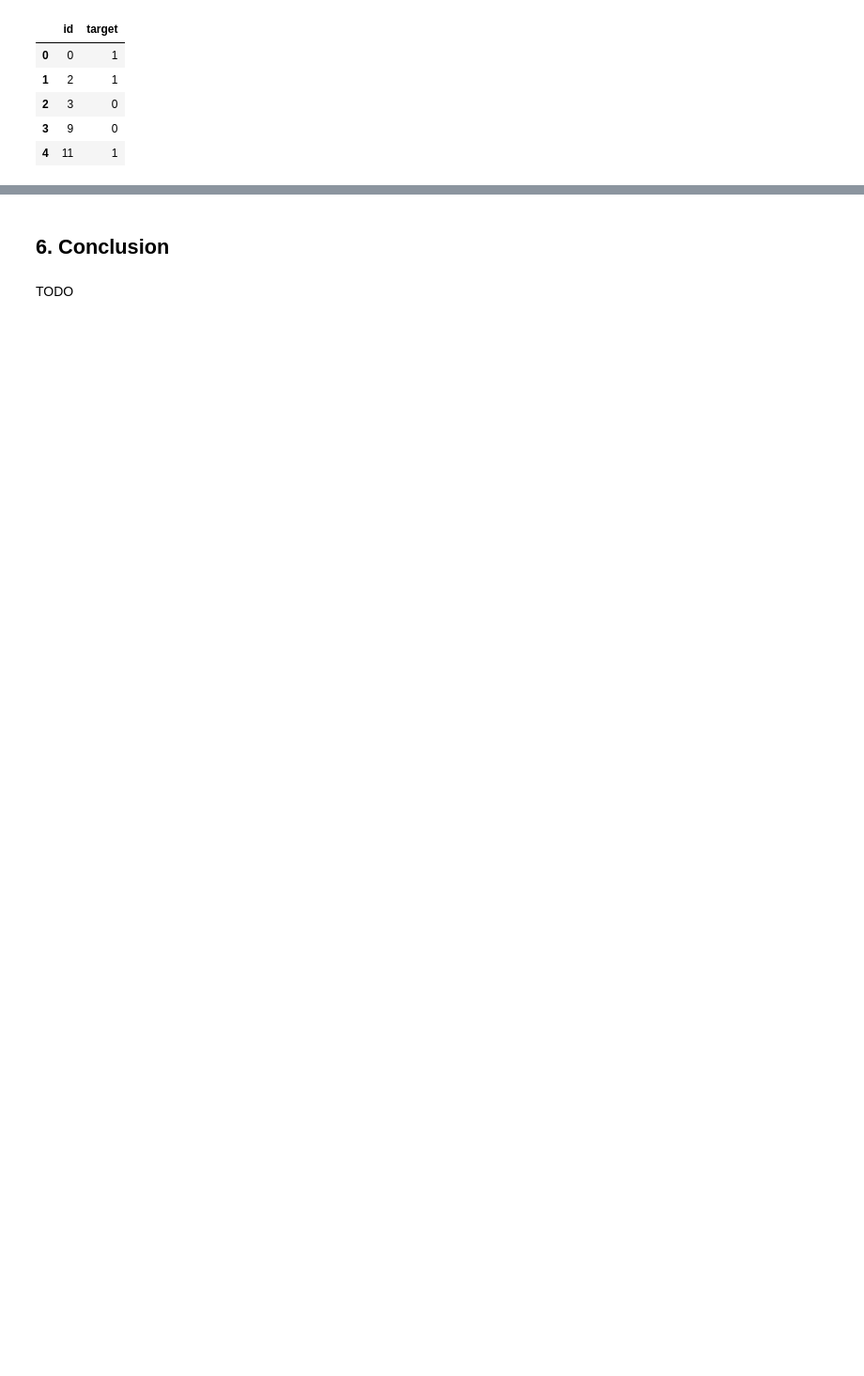
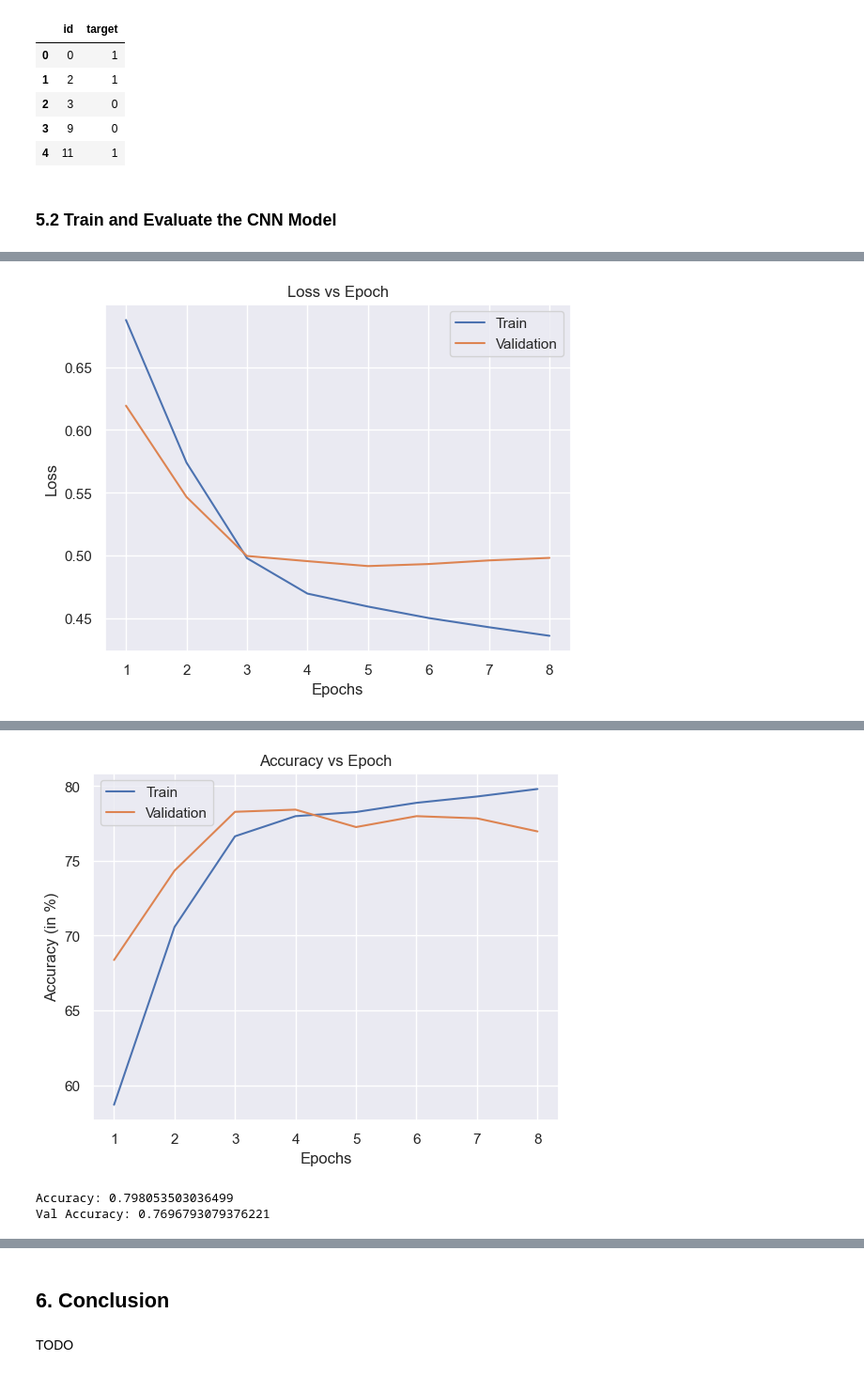
Before and after one commit to grivera64/Google-Tech-Exchange-Machine-Learning-Final-Project, a Jupyter notebook: Giovanni_&_Oscar_Twitter_Disasters_Final_Report.ipynb, the cells around one changed output, grey strips where cells are left out. Shown at 94% size. Saved outputs shown, nothing was run; the diff lists cells and outputs as text; code cells hidden in the pictures; blank space fills up the shorter version.

```diff
--- a/Giovanni_&_Oscar_Twitter_Disasters_Final_Report.ipynb
+++ b/Giovanni_&_Oscar_Twitter_Disasters_Final_Report.ipynb
@@ -577,0 +664,3 @@ None
+# %%
+cnn_model = build_cnn_model(X_train[:,3], 20000, 300, 9)
+display(cnn_model.summary())
@@ -691,3 +801,15 @@ pd.read_csv('ffnn_submission.csv').head()
 | 2 | 3 | 0 |
 | 3 | 9 | 0 |
 | 4 | 11 | 1 |
+# %% [markdown]
+### 5.2 Train and Evaluate the CNN Model
+# %%
+train_and_analyze_model(
+    cnn_model,
+    X_train,
+    Y_train,
+    num_of_epochs=8,
+    num_per_batch=16,
+    validation=0.1,
+)
+# %% [output]
@@ -693,0 +832 @@ pd.read_csv('ffnn_submission.csv').head()
+[figure, added]
@@ -693,0 +835,3 @@ pd.read_csv('ffnn_submission.csv').head()
+[figure, added]
+Accuracy: 0.798053503036499
+Val Accuracy: 0.7696793079376221
```
Also changed, not shown: parts of 18 cells of this notebook, 1 other file.
